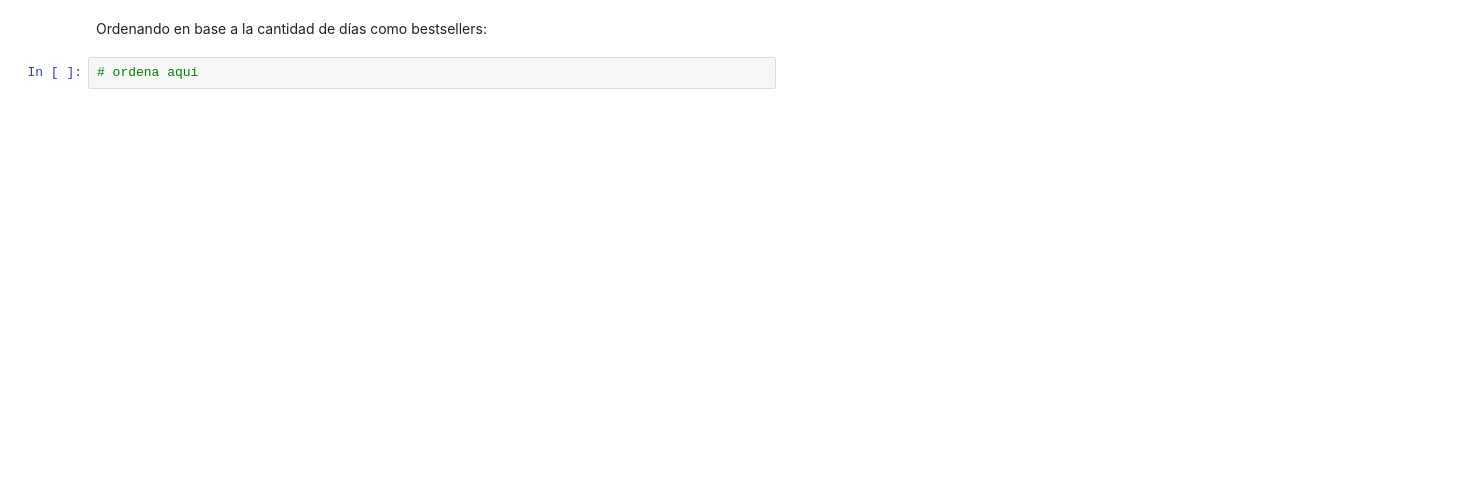
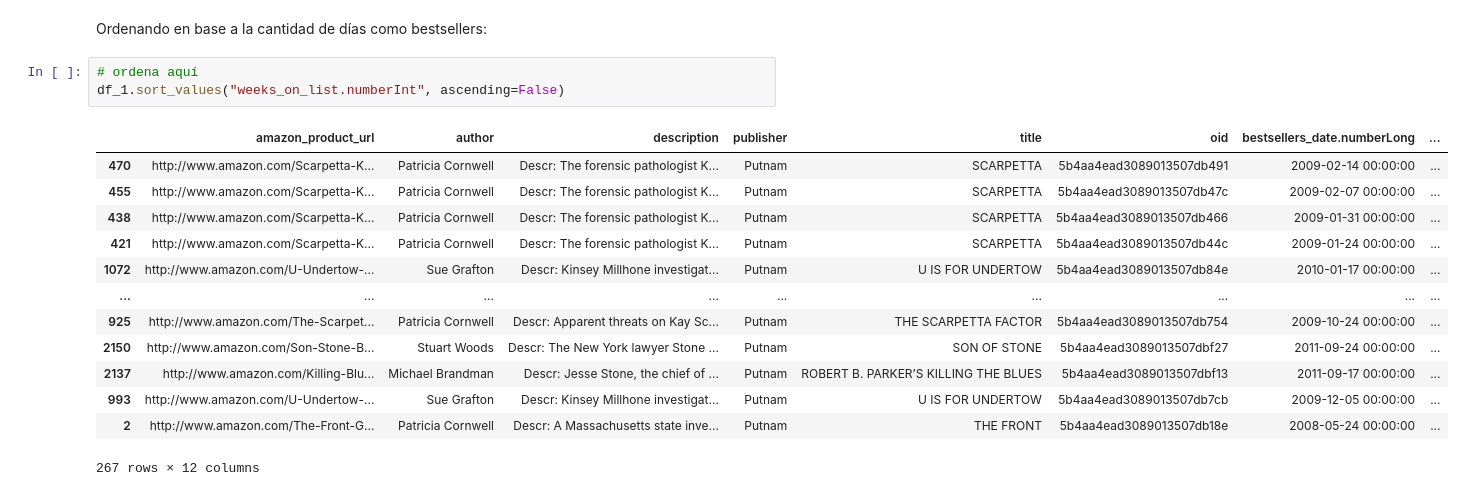
Before and after one commit to rctorr/data-analisis-cdmx-20-05, a Jupyter notebook: Sesion-07/Ejemplo-06/sort.ipynb, the cells around one changed output. Saved outputs shown, nothing was run; the diff lists cells and outputs as text; blank space fills up the shorter version.

```diff
--- a/Sesion-07/Ejemplo-06/sort.ipynb
+++ b/Sesion-07/Ejemplo-06/sort.ipynb
@@ -96,3 +115,18 @@ df_1 =
 Ordenando en base a la cantidad de días como bestsellers:
 # %%
 # ordena aquí
+df_1.sort_values("weeks_on_list.numberInt", ascending=False)
+# %% [output]
+|  | amazon_product_url | author | description | publisher | title | oid | bestsellers_date.numberLong | ... |
+| 470 | http://www.amazon.com/Scarpetta-K... | Patricia Cornwell | Descr: The forensic pathologist K... | Putnam | SCARPETTA | 5b4aa4ead3089013507db491 | 2009-02-14 00:00:00 | ... |
+| 455 | http://www.amazon.com/Scarpetta-K... | Patricia Cornwell | Descr: The forensic pathologist K... | Putnam | SCARPETTA | 5b4aa4ead3089013507db47c | 2009-02-07 00:00:00 | ... |
+| 438 | http://www.amazon.com/Scarpetta-K... | Patricia Cornwell | Descr: The forensic pathologist K... | Putnam | SCARPETTA | 5b4aa4ead3089013507db466 | 2009-01-31 00:00:00 | ... |
+| 421 | http://www.amazon.com/Scarpetta-K... | Patricia Cornwell | Descr: The forensic pathologist K... | Putnam | SCARPETTA | 5b4aa4ead3089013507db44c | 2009-01-24 00:00:00 | ... |
+| 1072 | http://www.amazon.com/U-Undertow-... | Sue Grafton | Descr: Kinsey Millhone investigat... | Putnam | U IS FOR UNDERTOW | 5b4aa4ead3089013507db84e | 2010-01-17 00:00:00 | ... |
+| ... | ... | ... | ... | ... | ... | ... | ... | ... |
+| 925 | http://www.amazon.com/The-Scarpet... | Patricia Cornwell | Descr: Apparent threats on Kay Sc... | Putnam | THE SCARPETTA FACTOR | 5b4aa4ead3089013507db754 | 2009-10-24 00:00:00 | ... |
+| 2150 | http://www.amazon.com/Son-Stone-B... | Stuart Woods | Descr: The New York lawyer Stone ... | Putnam | SON OF STONE | 5b4aa4ead3089013507dbf27 | 2011-09-24 00:00:00 | ... |
+| 2137 | http://www.amazon.com/Killing-Blu... | Michael Brandman | Descr: Jesse Stone, the chief of ... | Putnam | ROBERT B. PARKER’S KILLING THE BLUES | 5b4aa4ead3089013507dbf13 | 2011-09-17 00:00:00 | ... |
+| 993 | http://www.amazon.com/U-Undertow-... | Sue Grafton | Descr: Kinsey Millhone investigat... | Putnam | U IS FOR UNDERTOW | 5b4aa4ead3089013507db7cb | 2009-12-05 00:00:00 | ... |
+| 2 | http://www.amazon.com/The-Front-G... | Patricia Cornwell | Descr: A Massachusetts state inve... | Putnam | THE FRONT | 5b4aa4ead3089013507db18e | 2008-05-24 00:00:00 | ... |
+267 rows × 12 columns
```
Also changed, not shown: parts of 9 cells of this notebook, 5 other files.
